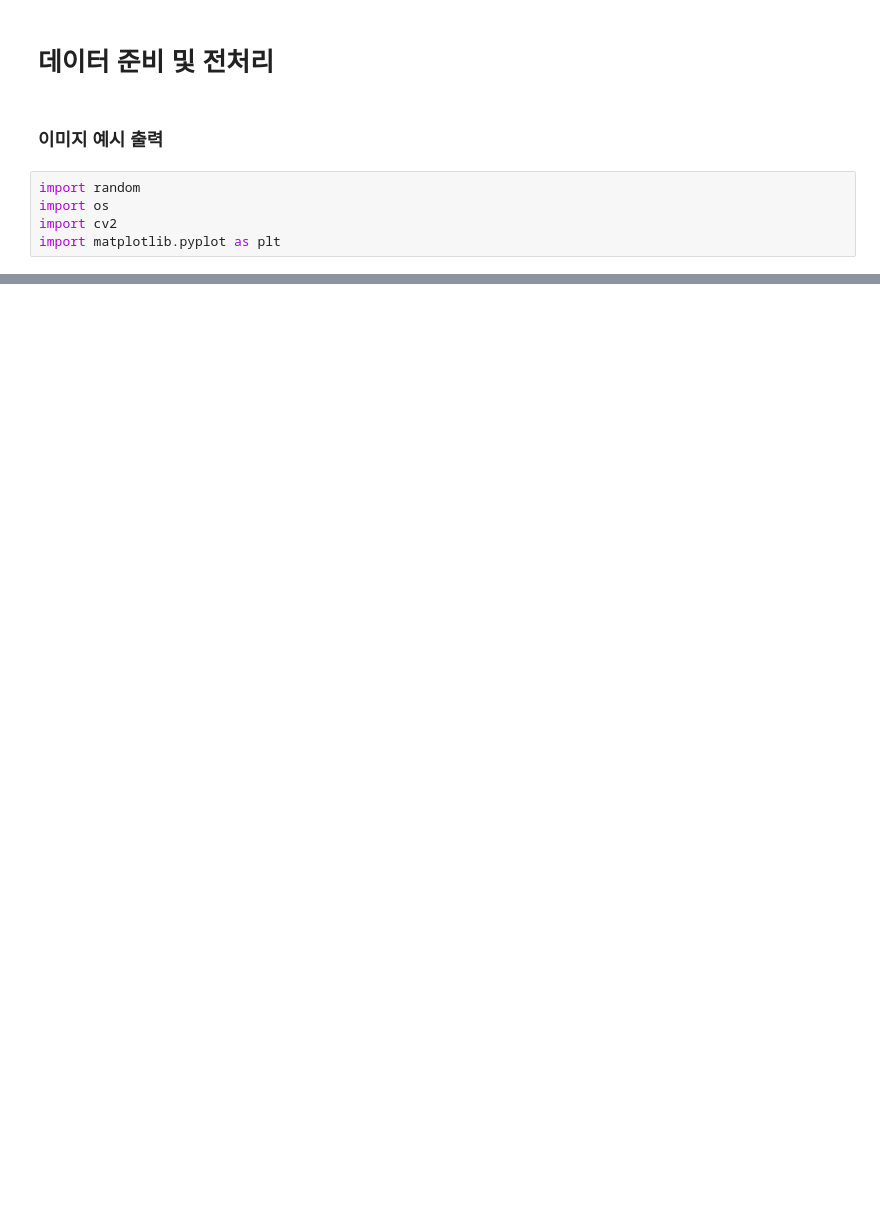
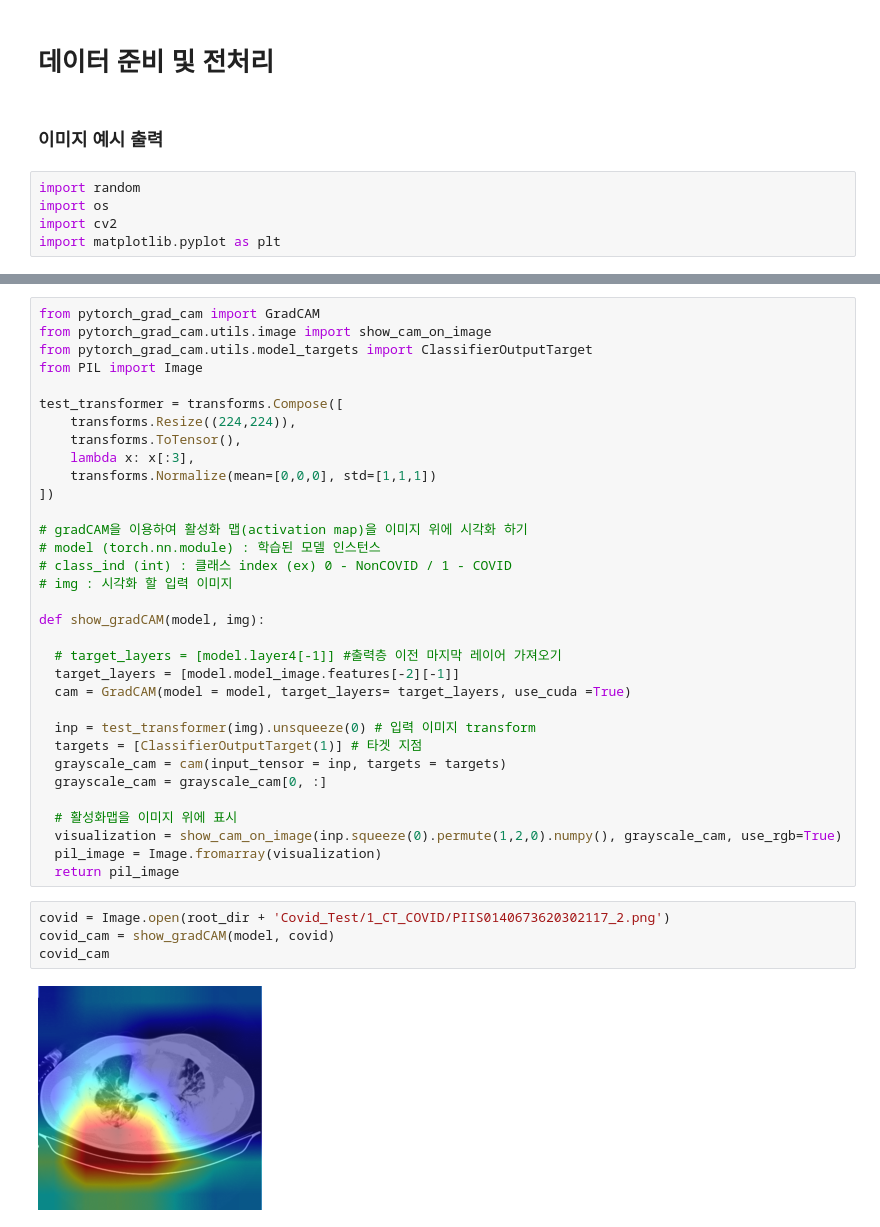
Before and after one commit to WhiteHum/Medical-AI-Deep-Learning-Drug-Toxicitiy-Prediction-, a Jupyter notebook: 06_Covid_CT_image_classification.ipynb, the cells around one changed output, grey strips where cells are left out. Drawn from its saved outputs; the diff is of its cells as text; blank space fills up the shorter version.

```diff
--- a/06_Covid_CT_image_classification.ipynb
+++ b/06_Covid_CT_image_classification.ipynb
@@ -59,0 +587,39 @@ for i, image in enumerate(covid_images) :
+# %%
+from pytorch_grad_cam import GradCAM
+from pytorch_grad_cam.utils.image import show_cam_on_image
+from pytorch_grad_cam.utils.model_targets import ClassifierOutputTarget
+from PIL import Image
+
+test_transformer = transforms.Compose([
+    transforms.Resize((224,224)),
+    transforms.ToTensor(),
+    lambda x: x[:3],
+    transforms.Normalize(mean=[0,0,0], std=[1,1,1])
+])
+
+# gradCAM을 이용하여 활성화 맵(activation map)을 이미지 위에 시각화 하기
+# model (torch.nn.module) : 학습된 모델 인스턴스
+# class_ind (int) : 클래스 index (ex) 0 - NonCOVID / 1 - COVID
+# img : 시각화 할 입력 이미지
+
+def show_gradCAM(model, img):
+
+  # target_layers = [model.layer4[-1]] #출력층 이전 마지막 레이어 가져오기
+  target_layers = [model.model_image.features[-2][-1]]
+  cam = GradCAM(model = model, target_layers= target_layers, use_cuda =True)
+
+  inp = test_transformer(img).unsqueeze(0) # 입력 이미지 transform
+  targets = [ClassifierOutputTarget(1)] # 타겟 지점
+  grayscale_cam = cam(input_tensor = inp, targets = targets)
+  grayscale_cam = grayscale_cam[0, :]
+
+  # 활성화맵을 이미지 위에 표시
+  visualization = show_cam_on_image(inp.squeeze(0).permute(1,2,0).numpy(), grayscale_cam, use_rgb=True)
+  pil_image = Image.fromarray(visualization)
+  return pil_image
+# %%
+covid = Image.open(root_dir + 'Covid_Test/1_CT_COVID/PIIS0140673620302117_2.png')
+covid_cam = show_gradCAM(model, covid)
+covid_cam
+# %% [output]
+[figure, added]
```
Also changed, not shown: parts of 40 cells of this notebook.
